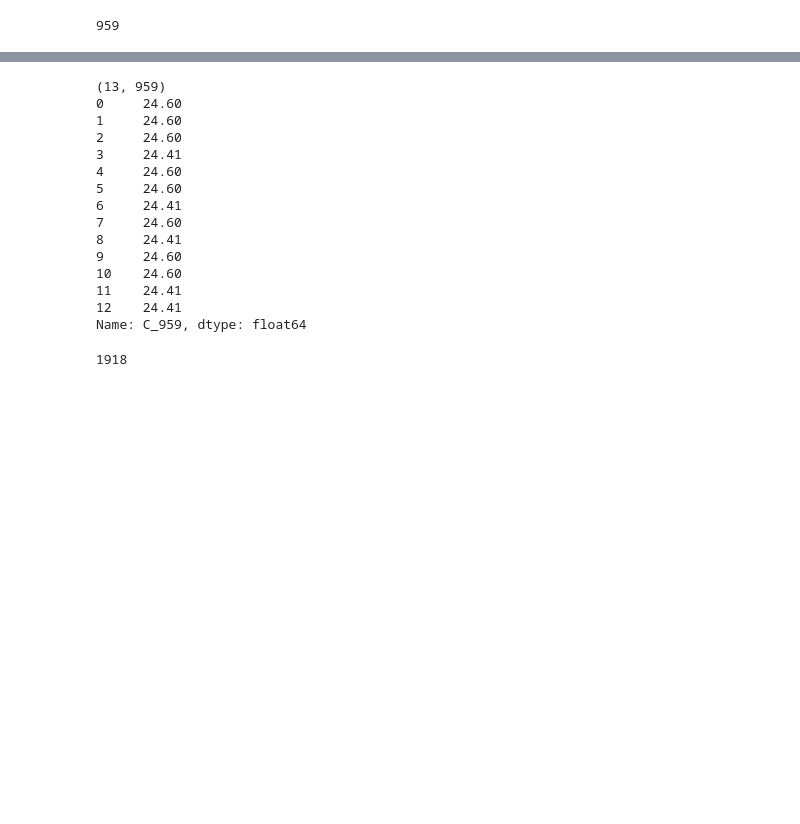
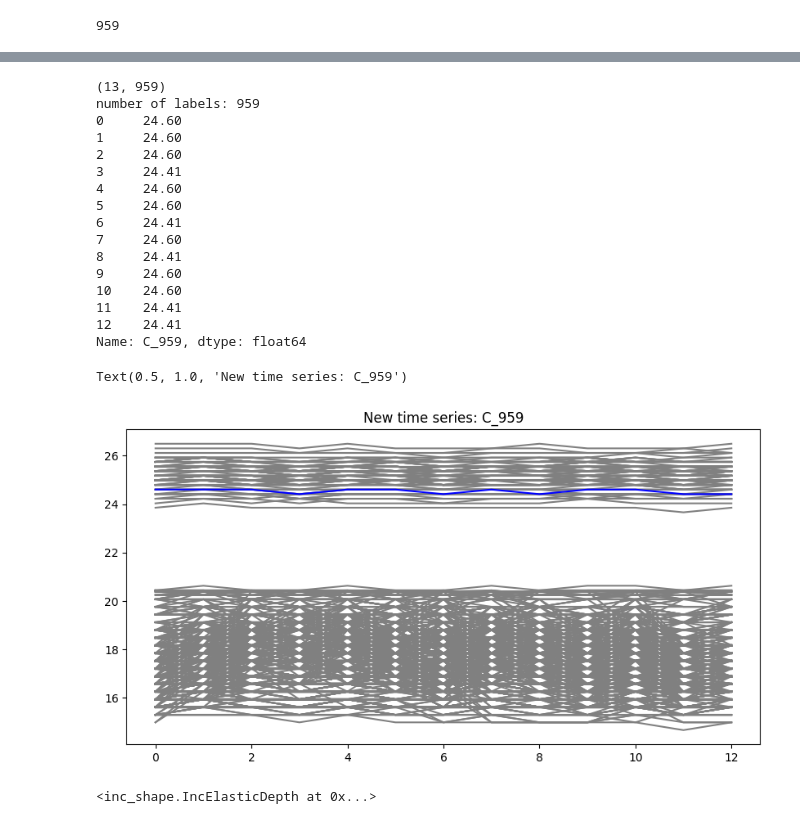
Before and after one commit to allisonaustin/streaming-depths, a Jupyter notebook: examples/sample1.ipynb, the cells around one changed output, grey strips where cells are left out. Drawn from its saved outputs; the diff is of its cells as text; code cells hidden in the pictures; blank space fills up the shorter version.

```diff
--- a/examples/sample1.ipynb
+++ b/examples/sample1.ipynb
@@ -50,26 +50,34 @@ plt.legend(handles=legend_handles)
 # %%
 print(df.iloc[:,:-1].shape)
+print('number of labels:',len(inc_shape1.labels))
 print(df.iloc[:,959]) # next inc
-F_inc = df.iloc[:,:959].T.to_numpy()
-inc_shape1.getAmplitudeOutliers(F_inc)
-len(inc_shape1.labels)
+F_inc = [df.iloc[:,959].T.to_numpy()]
+ax = df.iloc[:, :-1].plot(figsize=(10, 5), color='gray', legend=False)
+df.iloc[:, 959].plot(ax=ax, color='blue')
+plt.title("New time series: C_959")
 # %% [output]
 (13, 959)
+number of labels: 959
 0     24.60
 1     24.60
 2     24.60
 3     24.41
 4     24.60
 5     24.60
 6     24.41
 7     24.60
 8     24.41
 9     24.60
 10    24.60
 11    24.41
 12    24.41
 Name: C_959, dtype: float64
-1918
+Text(0.5, 1.0, 'New time series: C_959')
+[figure, added]
+# %%
+inc_shape1.getAmplitudeOutliers(F_inc)
+# %% [output]
+<inc_shape.IncElasticDepth at 0x...>
 # %%
 cmap = ListedColormap([colors[label] for label in inc_shape1.labels])
 df.plot(colormap=cmap, figsize=(10, 5))
```
Also changed, not shown: parts of 2 cells of this notebook.
